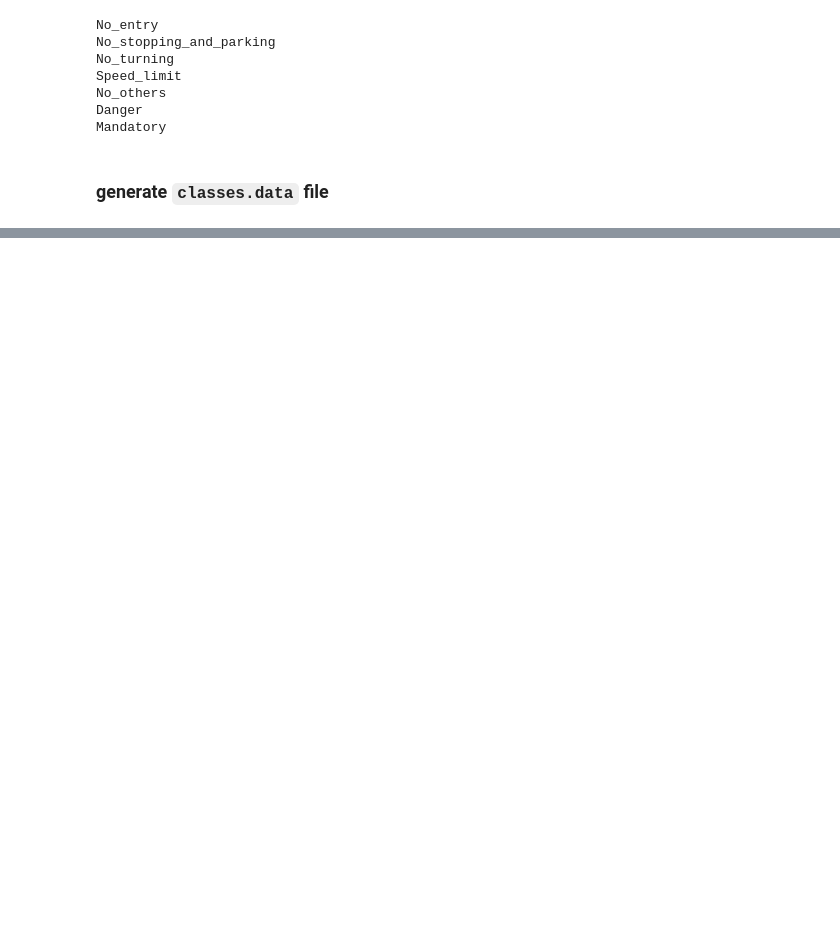
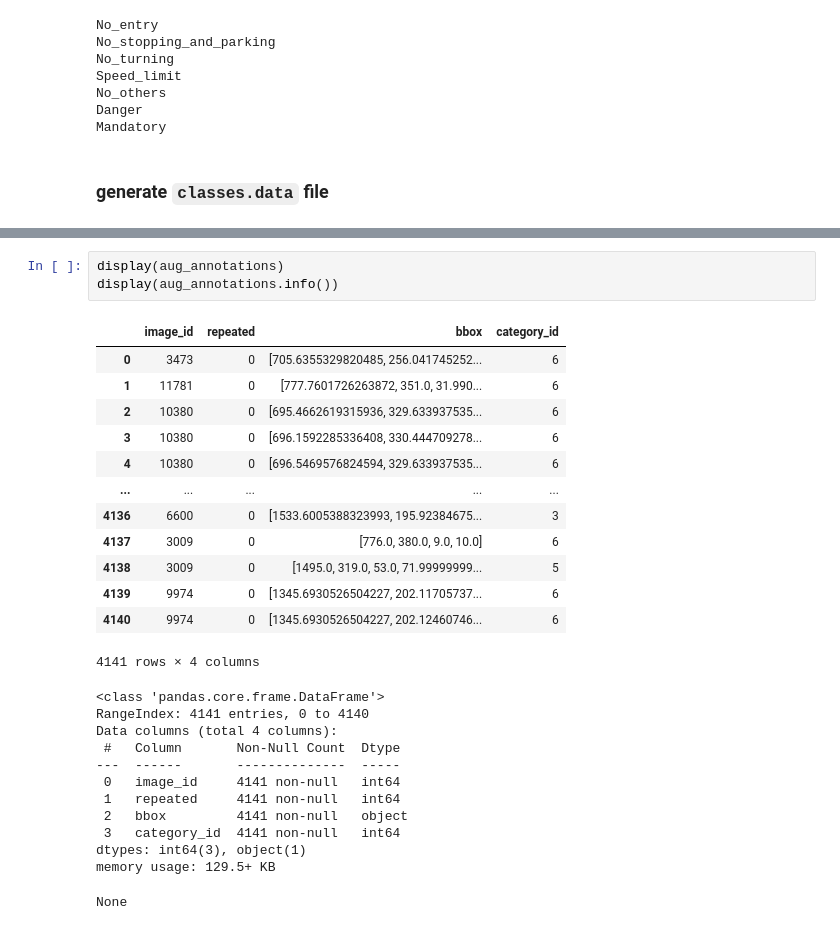
Before and after one commit to goriummaximum/diveintocode-ml, a Jupyter notebook: grad-ass/prepare_data.ipynb, the cells around one changed output, grey strips where cells are left out. Saved outputs shown, nothing was run; the diff lists cells and outputs as text; blank space fills up the shorter version.

```diff
--- a/grad-ass/prepare_data.ipynb
+++ b/grad-ass/prepare_data.ipynb
@@ -226,0 +348,29 @@ backup = data/backup
+# %%
+display(aug_annotations)
+display(aug_annotations.info())
+# %% [output]
+|  | image_id | repeated | bbox | category_id |
+| 0 | 3473 | 0 | [705.6355329820485, 256.041745252... | 6 |
+| 1 | 11781 | 0 | [777.7601726263872, 351.0, 31.990... | 6 |
+| 2 | 10380 | 0 | [695.4662619315936, 329.633937535... | 6 |
+| 3 | 10380 | 0 | [696.1592285336408, 330.444709278... | 6 |
+| 4 | 10380 | 0 | [696.5469576824594, 329.633937535... | 6 |
+| ... | ... | ... | ... | ... |
+| 4136 | 6600 | 0 | [1533.6005388323993, 195.92384675... | 3 |
+| 4137 | 3009 | 0 | [776.0, 380.0, 9.0, 10.0] | 6 |
+| 4138 | 3009 | 0 | [1495.0, 319.0, 53.0, 71.99999999... | 5 |
+| 4139 | 9974 | 0 | [1345.6930526504227, 202.11705737... | 6 |
+| 4140 | 9974 | 0 | [1345.6930526504227, 202.12460746... | 6 |
+4141 rows × 4 columns
+<class 'pandas.core.frame.DataFrame'>
+RangeIndex: 4141 entries, 0 to 4140
+Data columns (total 4 columns):
+ #   Column       Non-Null Count  Dtype
+---  ------       --------------  -----
+ 0   image_id     4141 non-null   int64
+ 1   repeated     4141 non-null   int64
+ 2   bbox         4141 non-null   object
+ 3   category_id  4141 non-null   int64
+dtypes: int64(3), object(1)
+memory usage: 129.5+ KB
+None
```
Also changed, not shown: parts of 46 cells of this notebook, 14 other files.
